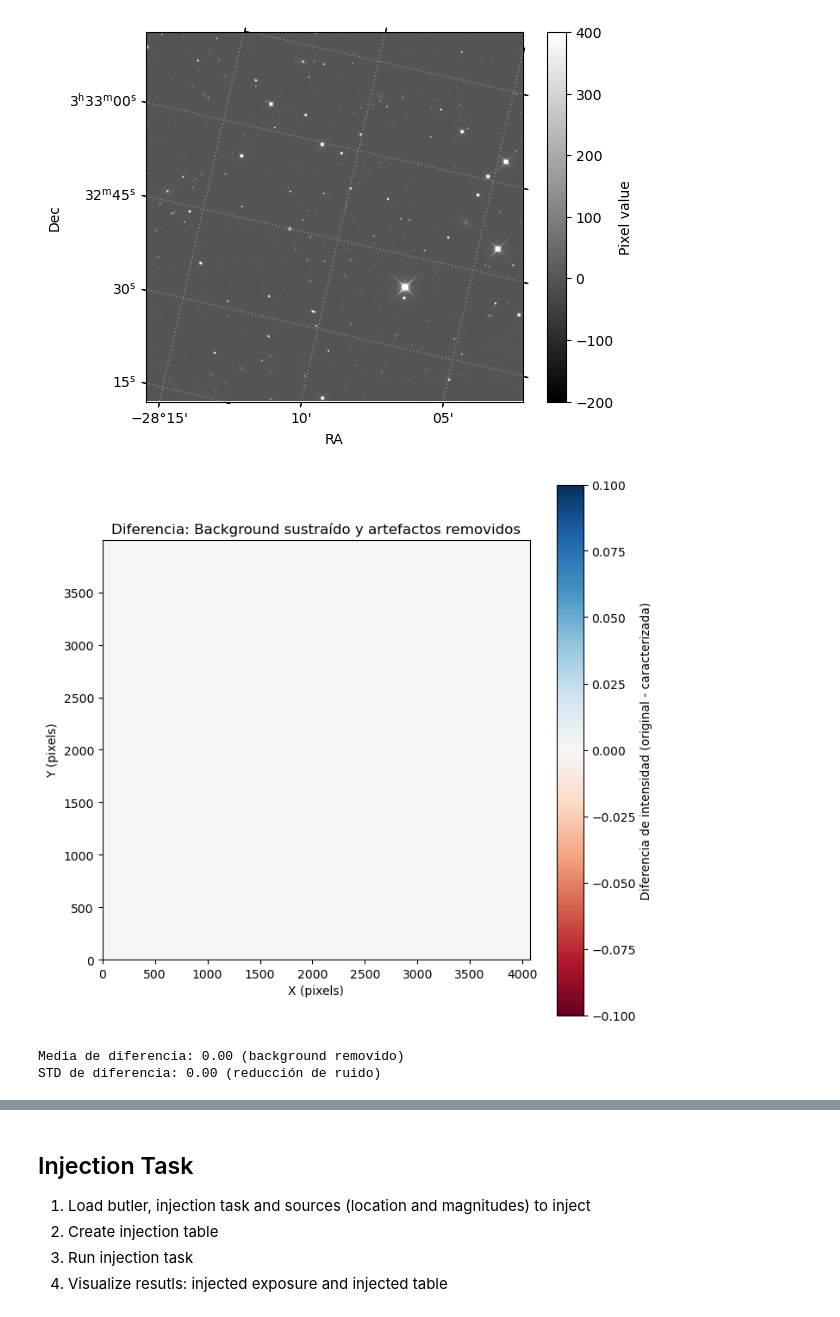
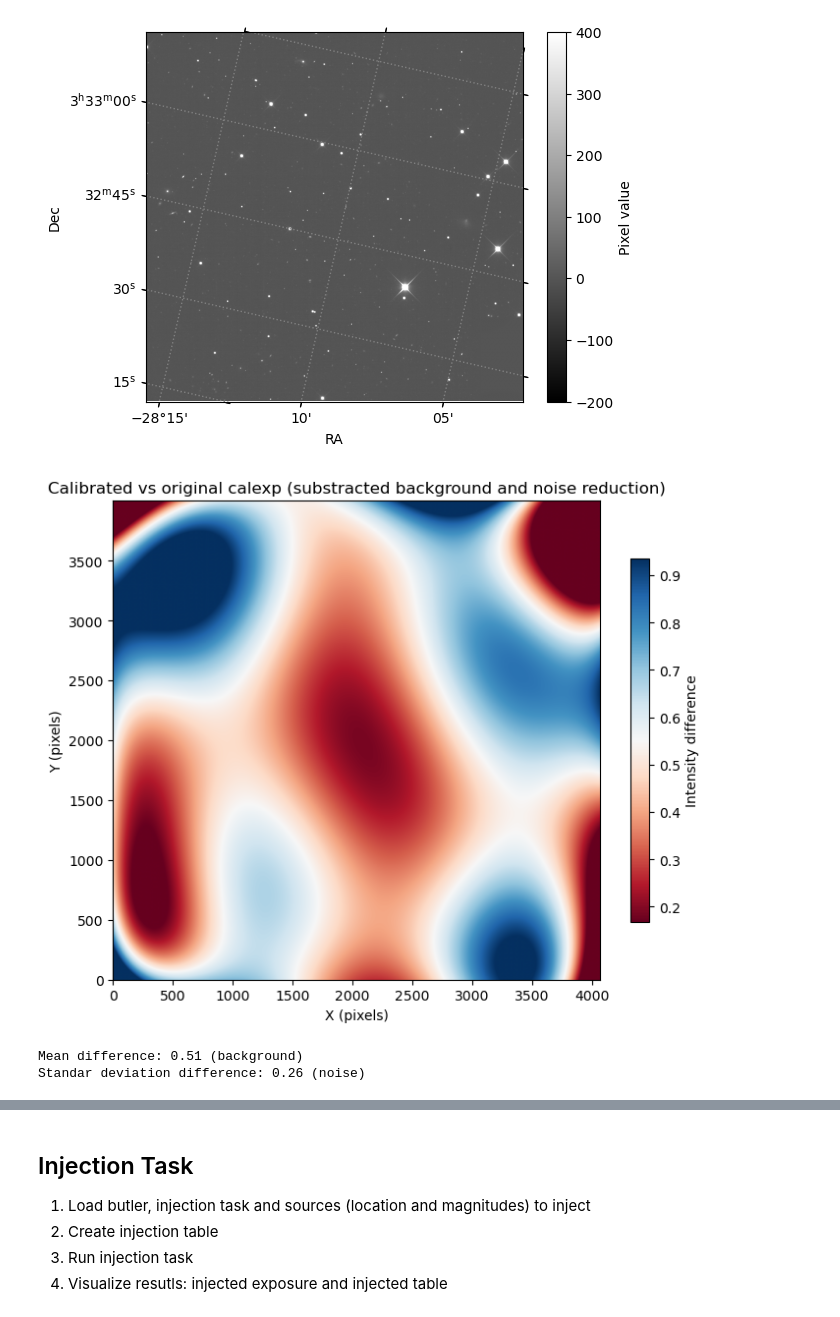
Before and after one commit to nowokaren/ulens_lsst, a Jupyter notebook: docs/tutorials/tutorial_RSP.ipynb, the cells around one changed output, grey strips where cells are left out. Cells and saved outputs as stored; diff of their text form; code cells hidden in the pictures.

```diff
--- a/docs/tutorials/tutorial_RSP.ipynb
+++ b/docs/tutorials/tutorial_RSP.ipynb
@@ -635,7 +724,7 @@ plt.show()
 [figure]
 # %%
 from lsst.pipe.tasks.characterizeImage import CharacterizeImageTask
-
+char_calexp = calexp.clone()
 config = CharacterizeImageTask.ConfigClass()
 config.psfIterations = 3  # Increase for dense fields (e.g., blending studies)
 config.doDeblend = True   # Essential for microlensing in crowded regions
@@ -647,7 +736,7 @@ config.measurement.plugins.names.add('base_LocalBackground')  # fondo local (muy
 
 task = CharacterizeImageTask(config=config)
 #calexp = butler.get('calexp', **dataId)
-result = task.run(calexp)  # Runs detection/measurement/PSF internally
+result = task.run(char_calexp)  # Runs detection/measurement/PSF internally
 # %% [output]
 lsst.characterizeImage INFO: PSF estimation initialized with 'simple' PSF
 lsst.characterizeImage.repair INFO: Identified and kept 0 cosmic rays.
@@ -700,40 +789,9 @@ plt.show()
 # %% [output]
 [figure]
 # %%
-import matplotlib.pyplot as plt
-import numpy as np
-
-def plot_difference(calexp, icExp):
-    """Plot pixel-wise difference to highlight background subtraction and artifact removal.
-
-    Useful for visualizing improvements in microlensing recoverability experiments,
-    e.g., blending effects in dense stellar regions or rubin_sim vs. DP0/DP1 comparisons.
-
-    Parameters
-    ----------
-    calexp : Exposure
-        Original calibrated exposure.
-    icExp : Exposure
-        Characterized exposure from CharacterizeImageTask.
-    """
-    diff = calexp.image.array - icExp.image.array  # Difference map
-
-    fig, ax = plt.subplots(figsize=(8, 8))
-    im = ax.imshow(diff, cmap='RdBu', vmin=np.percentile(diff, 5), vmax=np.percentile(diff, 95), origin='lower')
-    plt.colorbar(im, label='Diferencia de intensidad (original - caracterizada)')
-    ax.set_title('Diferencia: Background sustraído y artefactos removidos')
-    ax.set_xlabel('X (pixels)')
-    ax.set_ylabel('Y (pixels)')
-    plt.show()
-
-    # Estadísticas para cuantificar (e.g., para papers)
-    print(f"Media de diferencia: {np.mean(diff):.2f} (background removido)")
-    print(f"STD de diferencia: {np.std(diff):.2f} (reducción de ruido)")
-
-# Uso: tras correr la tarea
-plot_difference(calexp, char_calexp)
+plot_pix_diff(calexp, char_calexp, "Calibrated vs original calexp (substracted background and noise reduction)" )
 # %% [output]
-[figure, old version]
+[figure, new version]
-Media de diferencia: 0.00 (background removido)
-STD de diferencia: 0.00 (reducción de ruido)
+Mean difference: 0.51 (background)
+Standar deviation difference: 0.26 (noise)
 # %%
```
Also changed, not shown: parts of 33 cells of this notebook.
